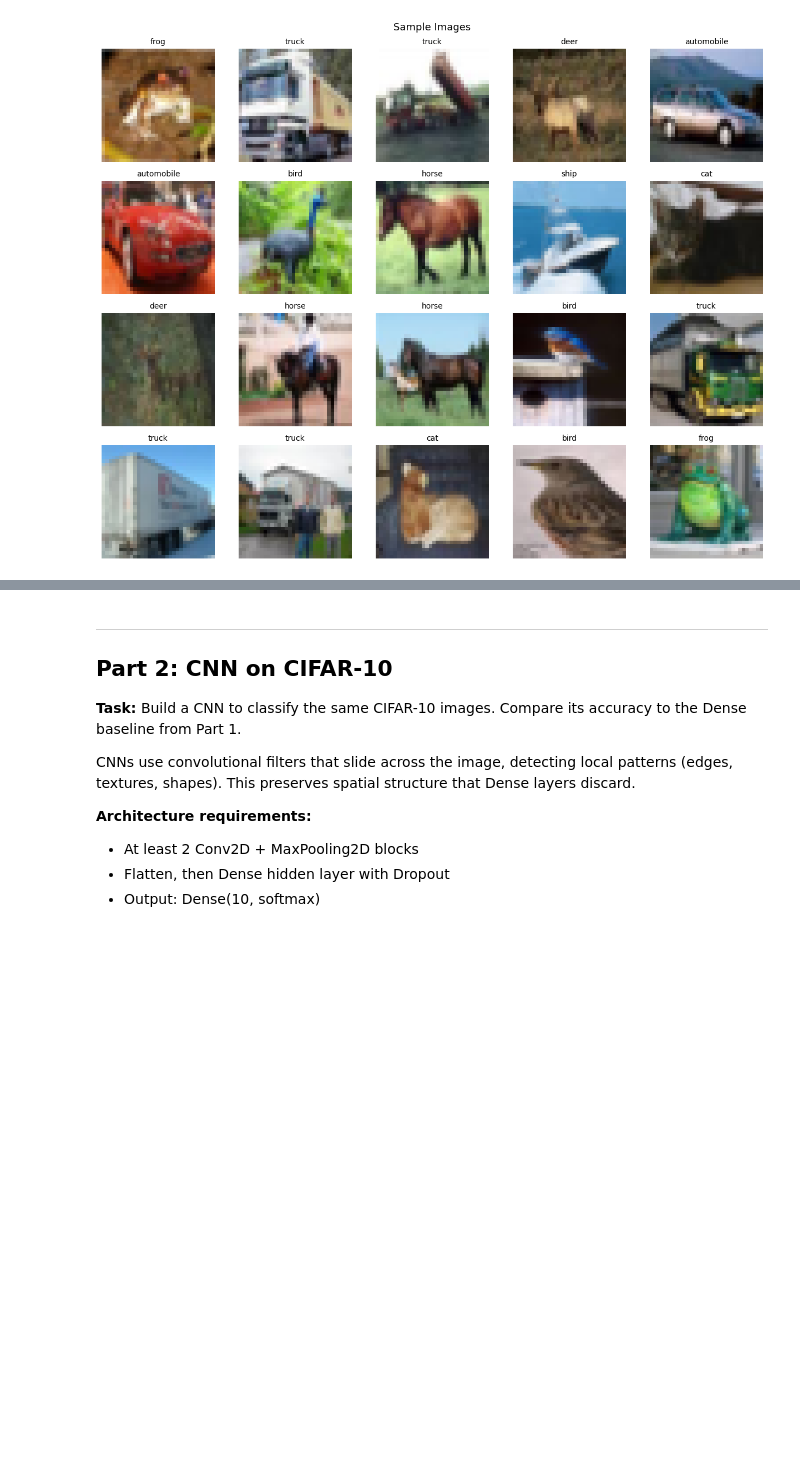
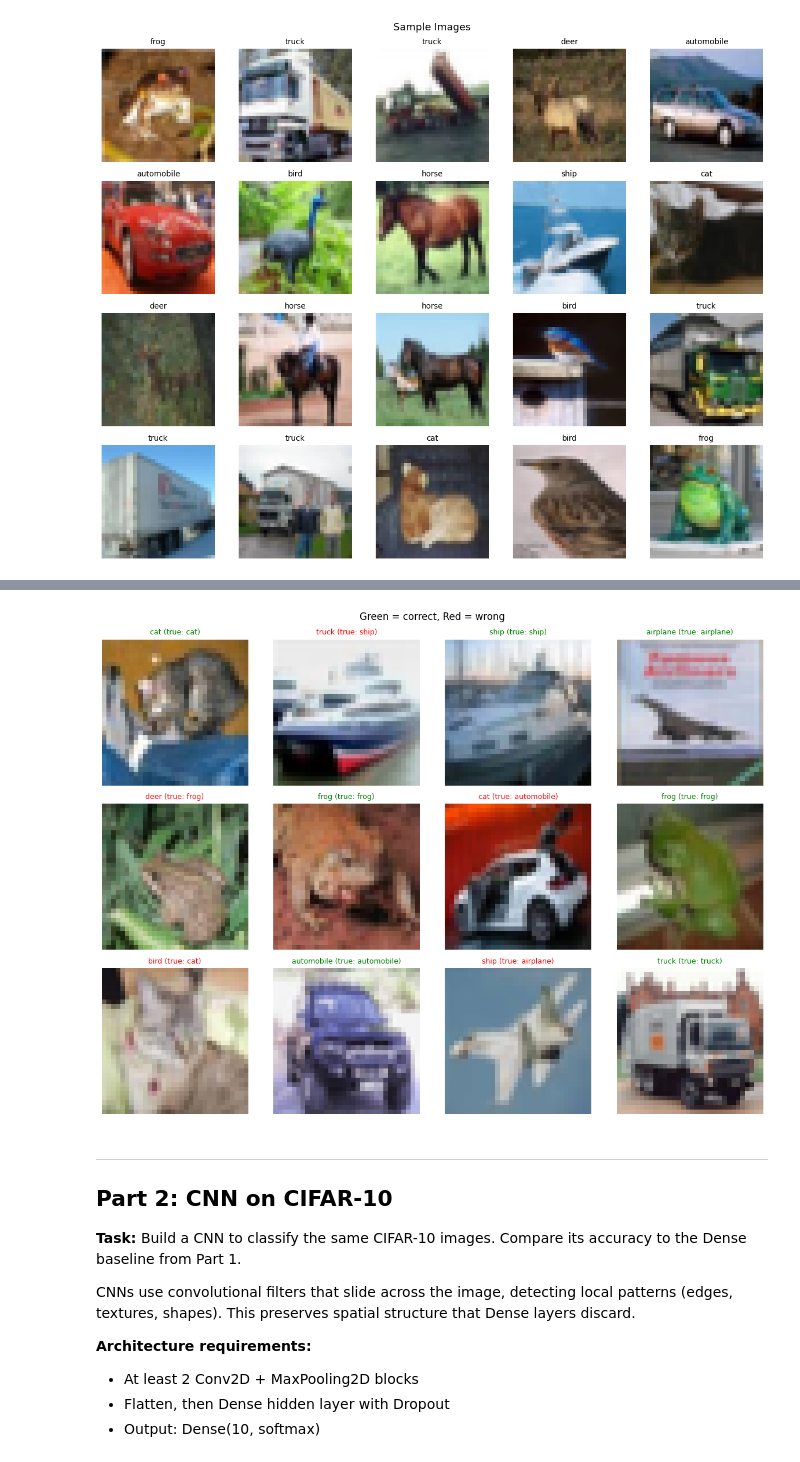
Before and after one commit to UCSF-DataSci/06-brainiac-t25ara, a Jupyter notebook: assignment.ipynb, the cells around one changed output, grey strips where cells are left out. Cells and saved outputs as stored; diff of their text form; code cells hidden in the pictures; blank space fills up the shorter version.

Commit message:
part 2 completed

```diff
--- a/assignment.ipynb
+++ b/assignment.ipynb
@@ -108,14 +120,13 @@ model_dense = None  # replace with your Sequential model
 # %%
 # TODO: Compile the model
-# model_dense.compile(optimizer='adam',
-#                     loss='categorical_crossentropy',
-#                     metrics=['accuracy'])
+model_dense.compile(optimizer='adam',
+                     loss='categorical_crossentropy',
+                     metrics=['accuracy'])
 # %%
 # TODO: Train with EarlyStopping
-# early_stop = EarlyStopping(monitor='val_loss', patience=3,
-#                            restore_best_weights=True)
-# history_dense = model_dense.fit(X_train, y_train,
-#                                 epochs=20, batch_size=128,
-#                                 validation_split=0.1,
-#                                 callbacks=[early_stop])
-history_dense = None  # replace with your fit call
+early_stop = EarlyStopping(monitor='val_loss', patience=3,
+                           restore_best_weights=True)
+history_dense = model_dense.fit(X_train, y_train,
+                                epochs=20, batch_size=128,
+                                validation_split=0.1,
+                                callbacks=[early_stop])
@@ -122,20 +151,17 @@ history_dense = None  # replace with your fit call
 # %%
 # TODO: Evaluate on test set
-# test_loss, test_acc = model_dense.evaluate(X_test, y_test, verbose=0)
-test_acc = None  # replace
-
+test_loss, test_acc = model_dense.evaluate(X_test, y_test, verbose=0)
 # TODO: Generate predictions and confusion matrix
-# y_pred = np.argmax(model_dense.predict(X_test, verbose=0), axis=1)
-# y_true = np.argmax(y_test, axis=1)
-# cm = confusion_matrix(y_true, y_pred)
-y_pred = None  # replace
-y_true = None  # replace
-cm = None  # replace
+y_pred = np.argmax(model_dense.predict(X_test, verbose=0), axis=1)
+y_true = np.argmax(y_test, axis=1)
+cm = confusion_matrix(y_true, y_pred)
 # %%
 # Optional: visualize predictions and confusion matrix to diagnose issues
-# plot_predictions(X_test, y_true, y_pred, CIFAR10_CLASSES)
-# plot_confusion_matrix(y_true, y_pred, list(CIFAR10_CLASSES.values()),
-#                       os.path.join(OUTPUT_DIR, "part1_confusion_matrix.png"))
+plot_predictions(X_test, y_true, y_pred, CIFAR10_CLASSES)
+plot_confusion_matrix(y_true, y_pred, list(CIFAR10_CLASSES.values()),
+                      os.path.join(OUTPUT_DIR, "part1_confusion_matrix.png"))
+# %% [output]
+[figure, added]
 # %%
 # Save results (do not modify this cell)
 results = {
```
Also changed, not shown: parts of 10 cells of this notebook, 7 other files.
